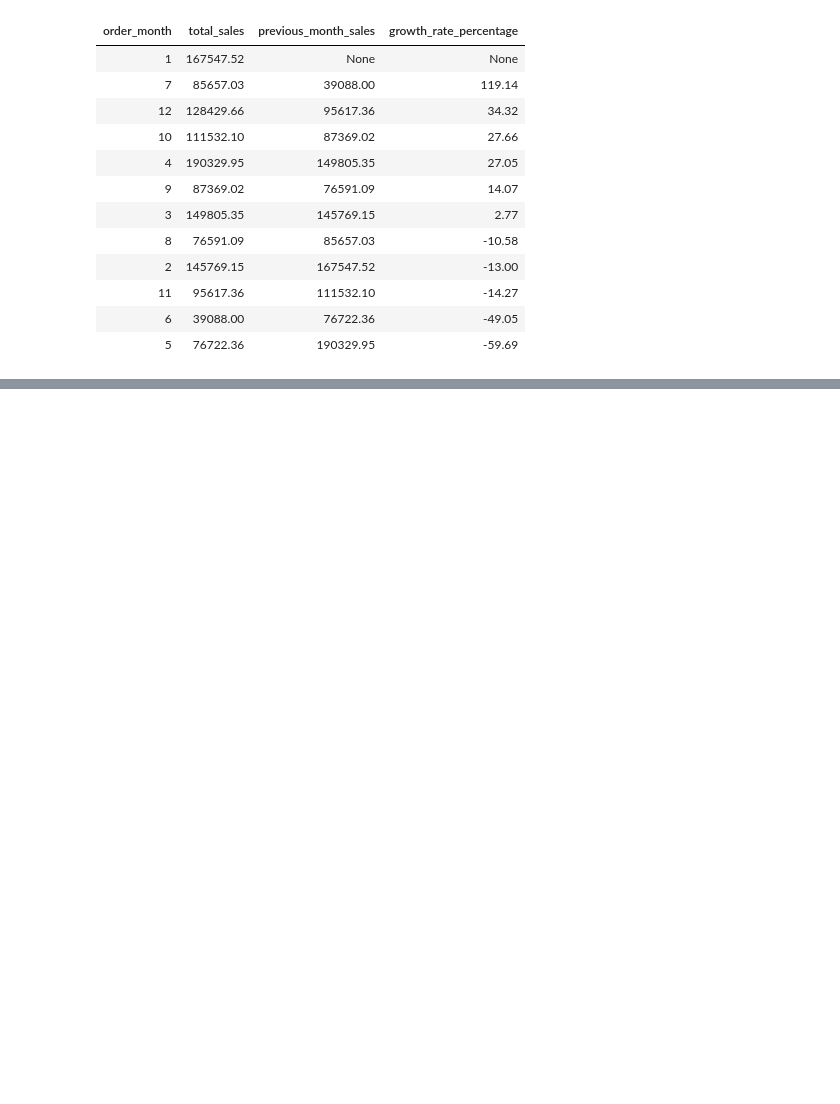
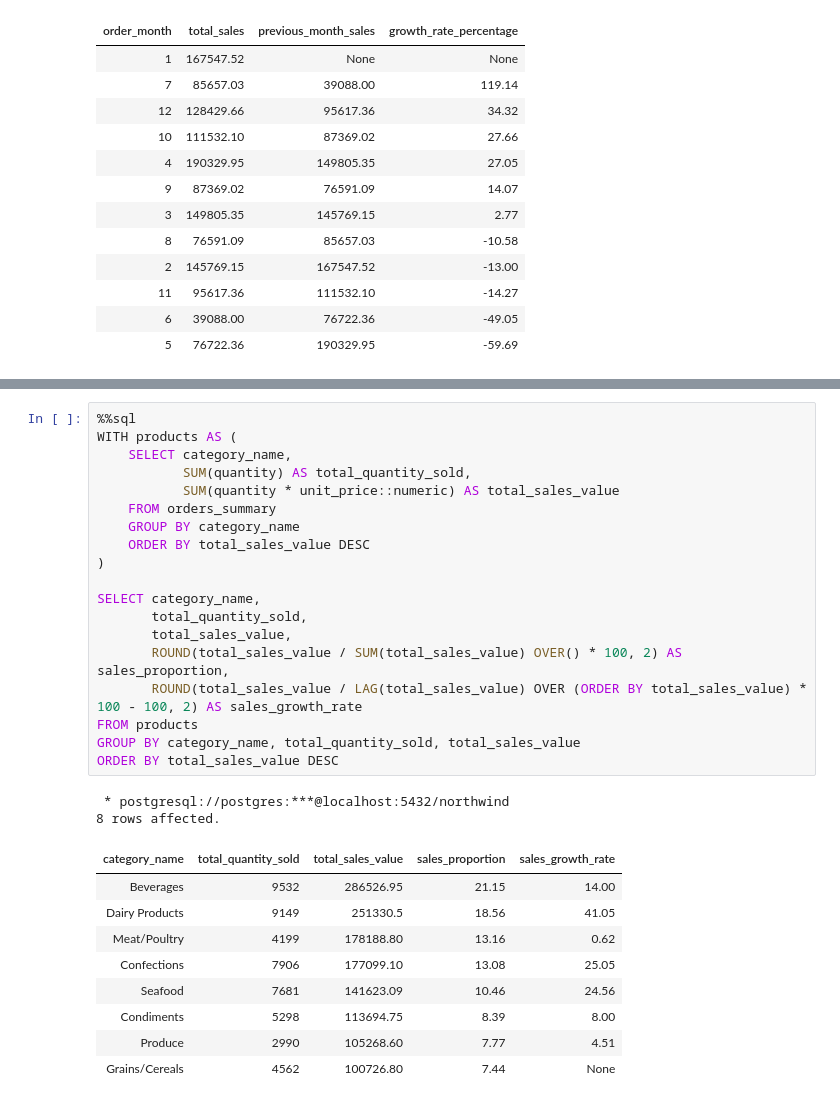
Before and after one commit to TomazFilgueira/Dq_Datascientist, a Jupyter notebook: 5 - Working with Datasources using SQL/5.6 - Window Functions in SQL/Window Function guided project.ipynb, the cells around one changed output, grey strips where cells are left out. Cells and saved outputs as stored; diff of their text form; blank space fills up the shorter version.

```diff
--- a/5 - Working with Datasources using SQL/5.6 - Window Functions in SQL/Window Function guided project.ipynb
+++ b/5 - Working with Datasources using SQL/5.6 - Window Functions in SQL/Window Function guided project.ipynb
@@ -304,0 +399,31 @@ Overall, the results indicate that sales performance is driven by **sporadic pea
+# %%
+%%sql
+WITH products AS (
+    SELECT category_name,
+           SUM(quantity) AS total_quantity_sold,
+           SUM(quantity * unit_price::numeric) AS total_sales_value
+    FROM orders_summary
+    GROUP BY category_name
+    ORDER BY total_sales_value DESC
+)
+
+SELECT category_name,
+       total_quantity_sold,
+       total_sales_value,
+       ROUND(total_sales_value / SUM(total_sales_value) OVER() * 100, 2) AS sales_proportion,
+       ROUND(total_sales_value / LAG(total_sales_value) OVER (ORDER BY total_sales_value) * 100 - 100, 2) AS sales_growth_rate
+FROM products
+GROUP BY category_name, total_quantity_sold, total_sales_value
+ORDER BY total_sales_value DESC
+# %% [output]
+ * postgresql://postgres:***@localhost:5432/northwind
+8 rows affected.
+| category_name | total_quantity_sold | total_sales_value | sales_proportion | sales_growth_rate |
+| Beverages | 9532 | 286526.95 | 21.15 | 14.00 |
+| Dairy Products | 9149 | 251330.5 | 18.56 | 41.05 |
+| Meat/Poultry | 4199 | 178188.80 | 13.16 | 0.62 |
+| Confections | 7906 | 177099.10 | 13.08 | 25.05 |
+| Seafood | 7681 | 141623.09 | 10.46 | 24.56 |
+| Condiments | 5298 | 113694.75 | 8.39 | 8.00 |
+| Produce | 2990 | 105268.60 | 7.77 | 4.51 |
+| Grains/Cereals | 4562 | 100726.80 | 7.44 | None |
```
Also changed, not shown: parts of 17 cells of this notebook.
